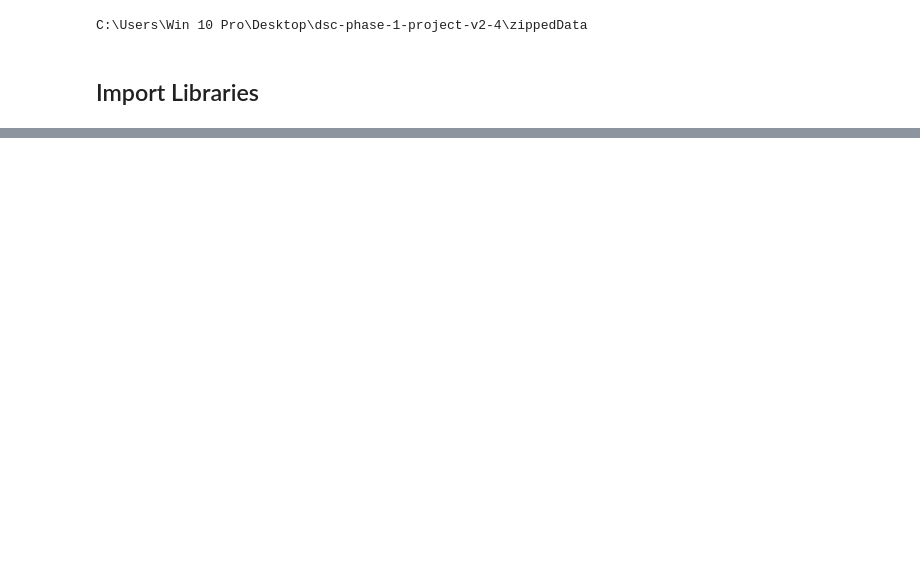
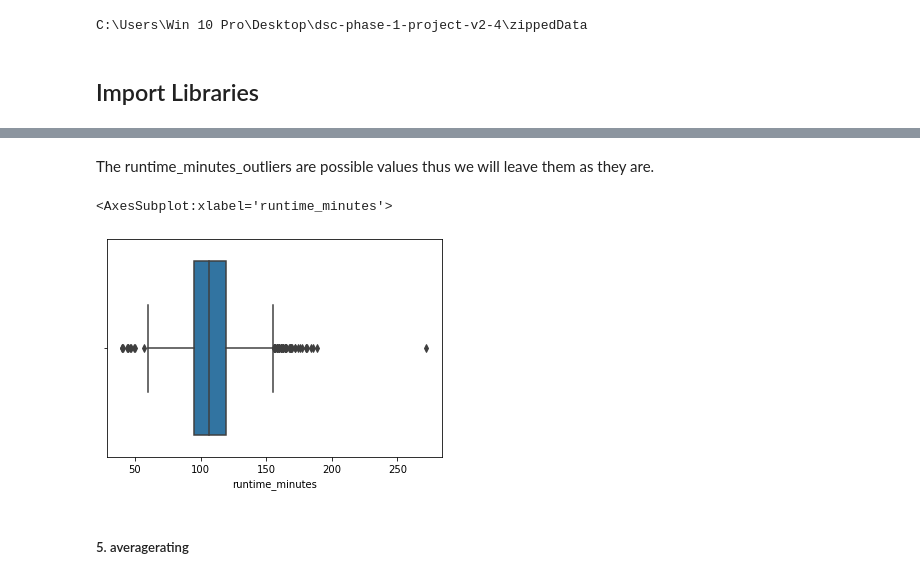
Before and after one commit to HKwirikia/dsc-phase-1-project-v2-4, a Jupyter notebook: student.ipynb, the cells around one changed output, grey strips where cells are left out. Cells and saved outputs as stored; diff of their text form; code cells hidden in the pictures; blank space fills up the shorter version.

```diff
--- a/student.ipynb
+++ b/student.ipynb
@@ -56,0 +506,11 @@ DatabaseError: Execution failed on sql 'SELECT * FROM movie_basics;': no such ta
+# %% [markdown]
+The runtime_minutes_outliers are possible values thus we will leave them as they are.
+# %%
+# use a box plot to identify outliers
+
+sns.boxplot(data=df, x="runtime_minutes")
+# %% [output]
+<AxesSubplot:xlabel='runtime_minutes'>
+[figure, added]
+# %% [markdown]
+##### 5. averagerating
```
Also changed, not shown: parts of 74 cells of this notebook.
